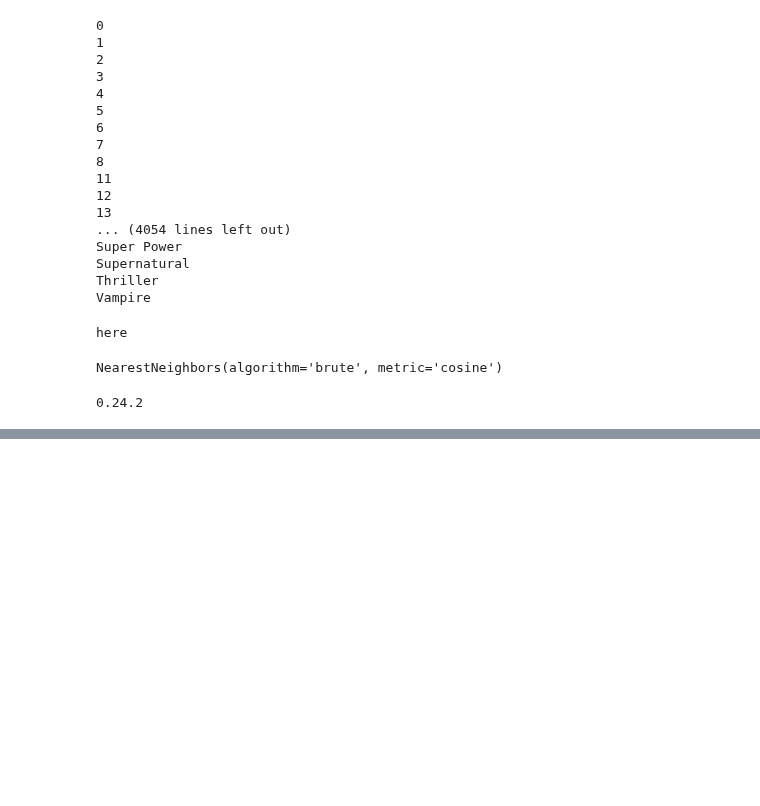
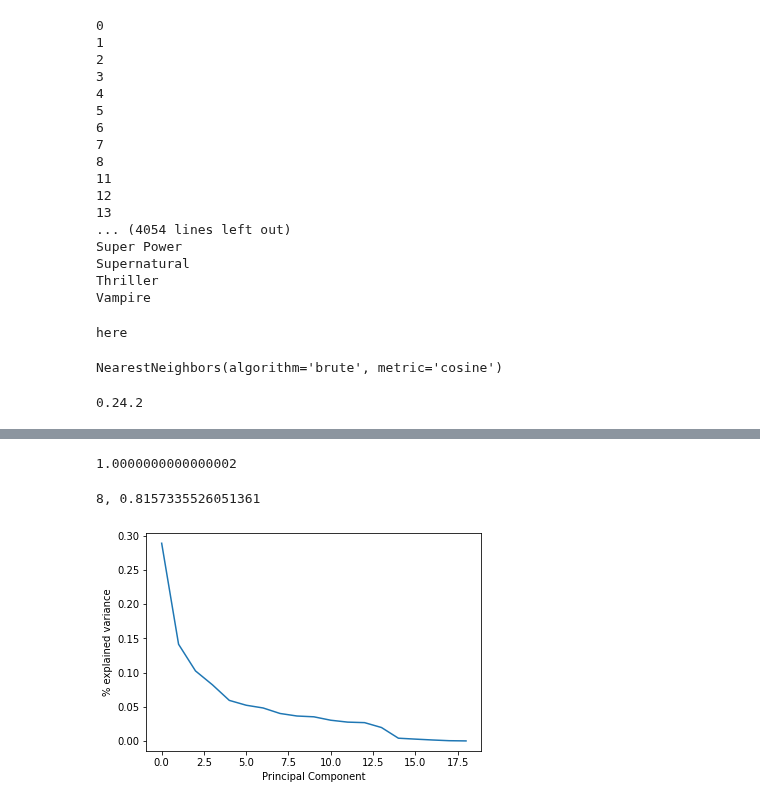
Before and after one commit to mijkami/Anime_Map, a Jupyter notebook: notebooks/prep before google.ipynb, the cells around one changed output, grey strips where cells are left out. Saved outputs shown, nothing was run; the diff lists cells and outputs as text; code cells hidden in the pictures; blank space fills up the shorter version.

```diff
--- a/notebooks/prep before google.ipynb
+++ b/notebooks/prep before google.ipynb
@@ -269,0 +399,5 @@ rating_complete_100plus_PG.head()
+# %%
+if 'rating' in df.columns:
+    pivot_df = df.pivot_table(index='anime_id',columns='user_id',values='rating').fillna(0)
+else:
+    pivot_df = df.pivot_table(index='anime_id',columns='user_id',values='complete').fillna(0)
@@ -269,0 +426,4 @@ rating_complete_100plus_PG.head()
+# %%
+anime_Genres_df = anime_df_relevant_PG[['anime_id','Genres']]
+anime_Genres_df_encoded = pd.concat(objs = [anime_Genres_df.drop(columns = 'Genres', axis =1), anime_Genres_df['Genres'].str.get_dummies(sep=", ")], axis = 1)
+anime_Genres_df_encoded = anime_Genres_df_encoded.set_index('anime_id')
@@ -269,0 +447,3 @@ rating_complete_100plus_PG.head()
+# %%
+pivot_df = pivot_df.merge(anime_Genres_df_encoded, how='inner',left_index=True, right_index=True)
+pivot_df
@@ -269,0 +542,4 @@ rating_complete_100plus_PG.head()
+# %%
+pca = PCA()
+pca.fit(pivot_df)
+pca_array = pca.transform(pivot_df)
@@ -269,0 +568,21 @@ rating_complete_100plus_PG.head()
+# %%
+pca.explained_variance_ratio_.sum()
+# %% [output]
+1.0000000000000002
+# %%
+prct = 0
+cnt = 0
+for i in pca.explained_variance_ratio_:
+    cnt += 1
+    prct += i
+    if prct>0.80:
+        print(f'{cnt}, {prct}')
+        break
+# %% [output]
+8, 0.8157335526051361
+# %%
+plt.plot(pca.explained_variance_ratio_)
+plt.xlabel('Principal Component');
+plt.ylabel('% explained variance');
+# %% [output]
+[figure, added]
```
Also changed, not shown: parts of 86 cells of this notebook, 6 other files.
